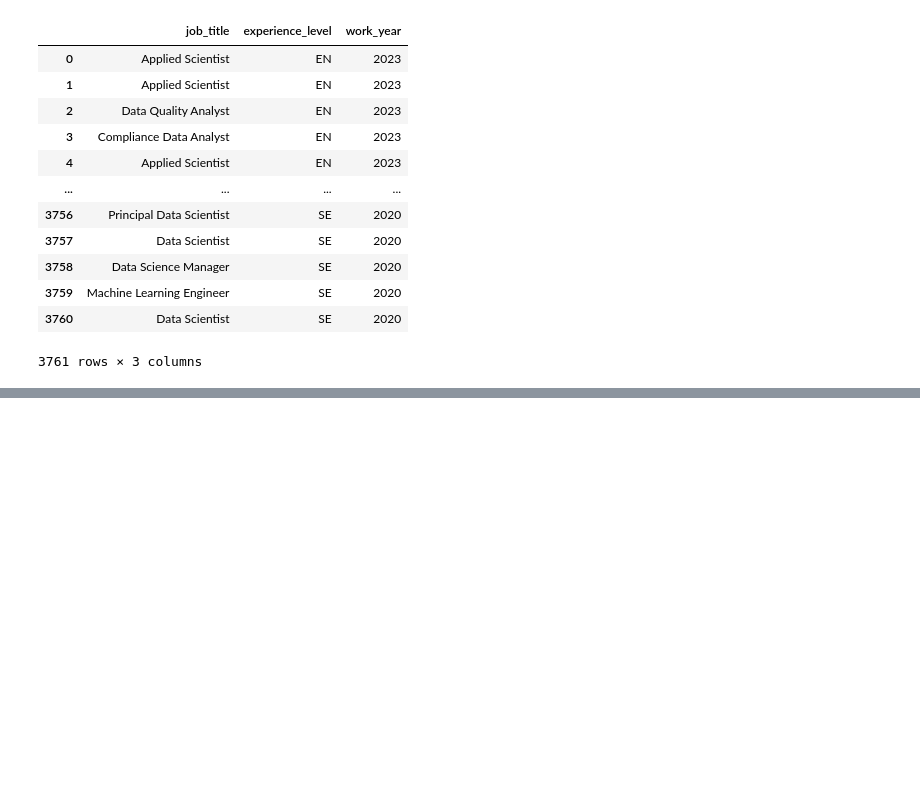
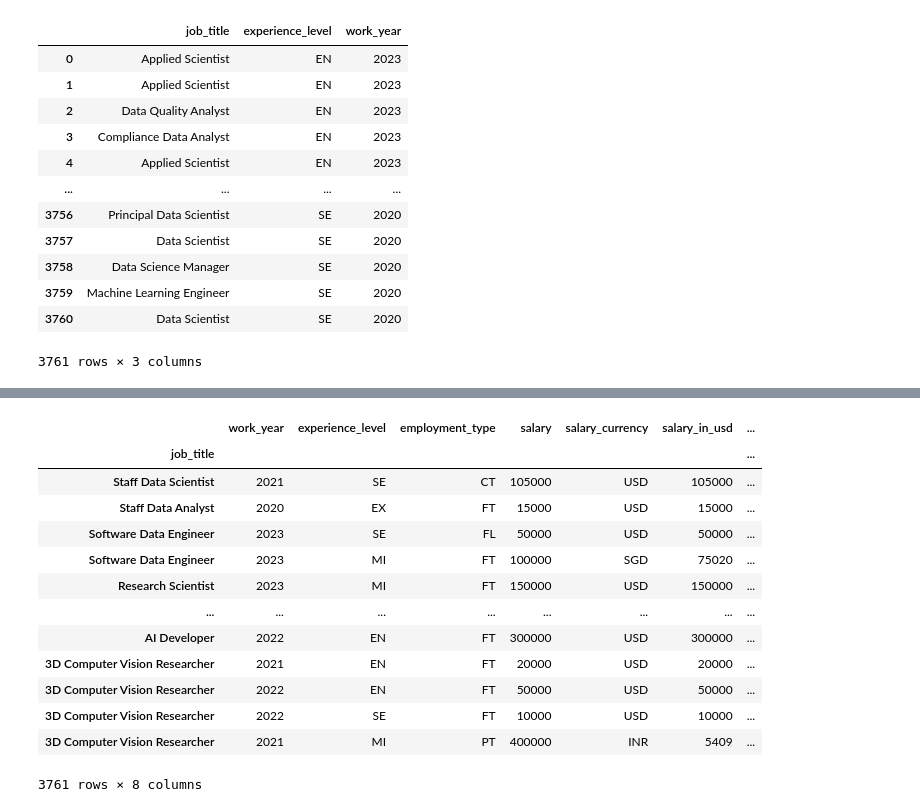
Before and after one commit to anmol2605/python-ds, a Jupyter notebook: analysis/kaggleanalysis.ipynb, the cells around one changed output, grey strips where cells are left out. Saved outputs shown, nothing was run; the diff lists cells and outputs as text; code cells hidden in the pictures; blank space fills up the shorter version.

```diff
--- a/analysis/kaggleanalysis.ipynb
+++ b/analysis/kaggleanalysis.ipynb
@@ -99,0 +173,17 @@ DS_salary[cols]
+# %%
+DS_salary.sort_index(ascending = False)
+# %% [output]
+|  | work_year | experience_level | employment_type | salary | salary_currency | salary_in_usd | ... |
+| job_title |  |  |  |  |  |  | ... |
+| Staff Data Scientist | 2021 | SE | CT | 105000 | USD | 105000 | ... |
+| Staff Data Analyst | 2020 | EX | FT | 15000 | USD | 15000 | ... |
+| Software Data Engineer | 2023 | SE | FL | 50000 | USD | 50000 | ... |
+| Software Data Engineer | 2023 | MI | FT | 100000 | SGD | 75020 | ... |
+| Research Scientist | 2023 | MI | FT | 150000 | USD | 150000 | ... |
+| ... | ... | ... | ... | ... | ... | ... | ... |
+| AI Developer | 2022 | EN | FT | 300000 | USD | 300000 | ... |
+| 3D Computer Vision Researcher | 2021 | EN | FT | 20000 | USD | 20000 | ... |
+| 3D Computer Vision Researcher | 2022 | EN | FT | 50000 | USD | 50000 | ... |
+| 3D Computer Vision Researcher | 2022 | SE | FT | 10000 | USD | 10000 | ... |
+| 3D Computer Vision Researcher | 2021 | MI | PT | 400000 | INR | 5409 | ... |
+3761 rows × 8 columns
```
Also changed, not shown: parts of 17 cells of this notebook, 1 other file.
